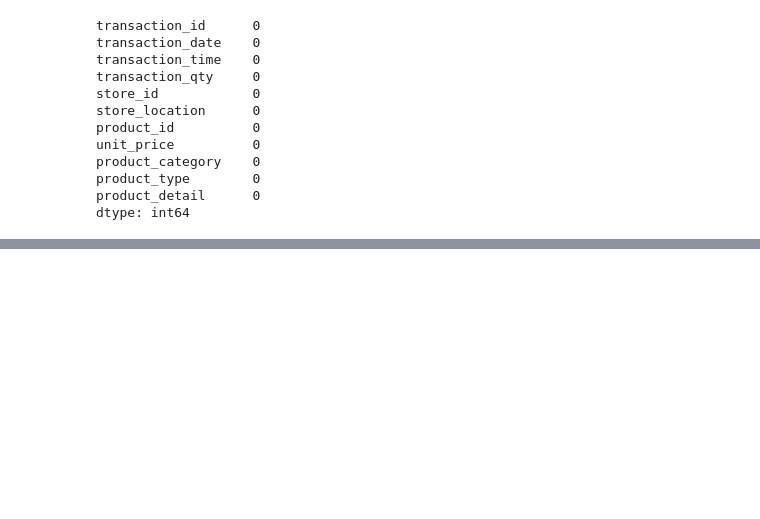
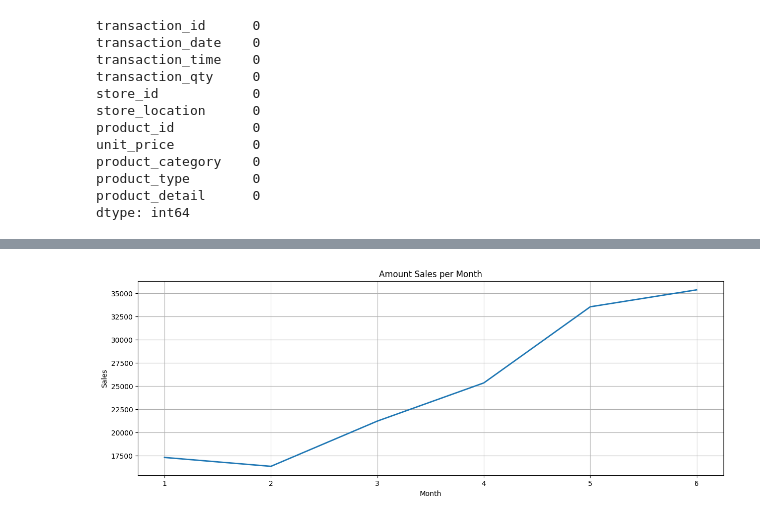
Before and after one commit to mthspm/DataAnalysePandas, a Jupyter notebook: src/CoffeShopSales/main.ipynb, the cells around one changed output, grey strips where cells are left out. Saved outputs shown, nothing was run; the diff lists cells and outputs as text; code cells hidden in the pictures; blank space fills up the shorter version.

```diff
--- a/src/CoffeShopSales/main.ipynb
+++ b/src/CoffeShopSales/main.ipynb
@@ -193,0 +191,8 @@ plt.show()
+# %%
+# Histogram - Amount Sales per Month
+
+sales_month: pd.DataFrame = df[['transaction_time', 'month']].groupby(['month']).count()
+sales_month.plot(kind='line', figsize=(15, 5), linewidth=2,  colormap='tab20', legend=False, title='Amount Sales per Month', xlabel='Month', ylabel='Sales', grid=True)
+plt.show()
+# %% [output]
+[figure, added]
```
Also changed, not shown: parts of 15 cells of this notebook, 1 other file.
